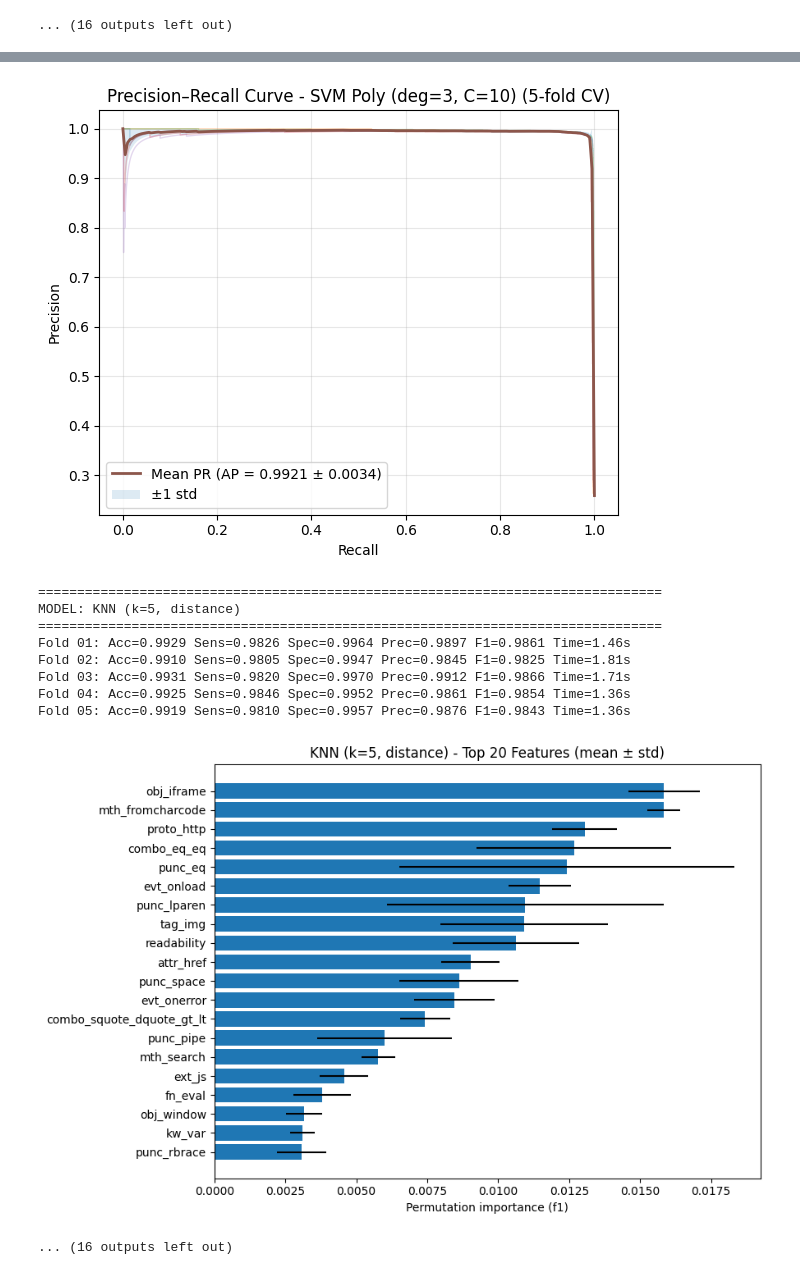
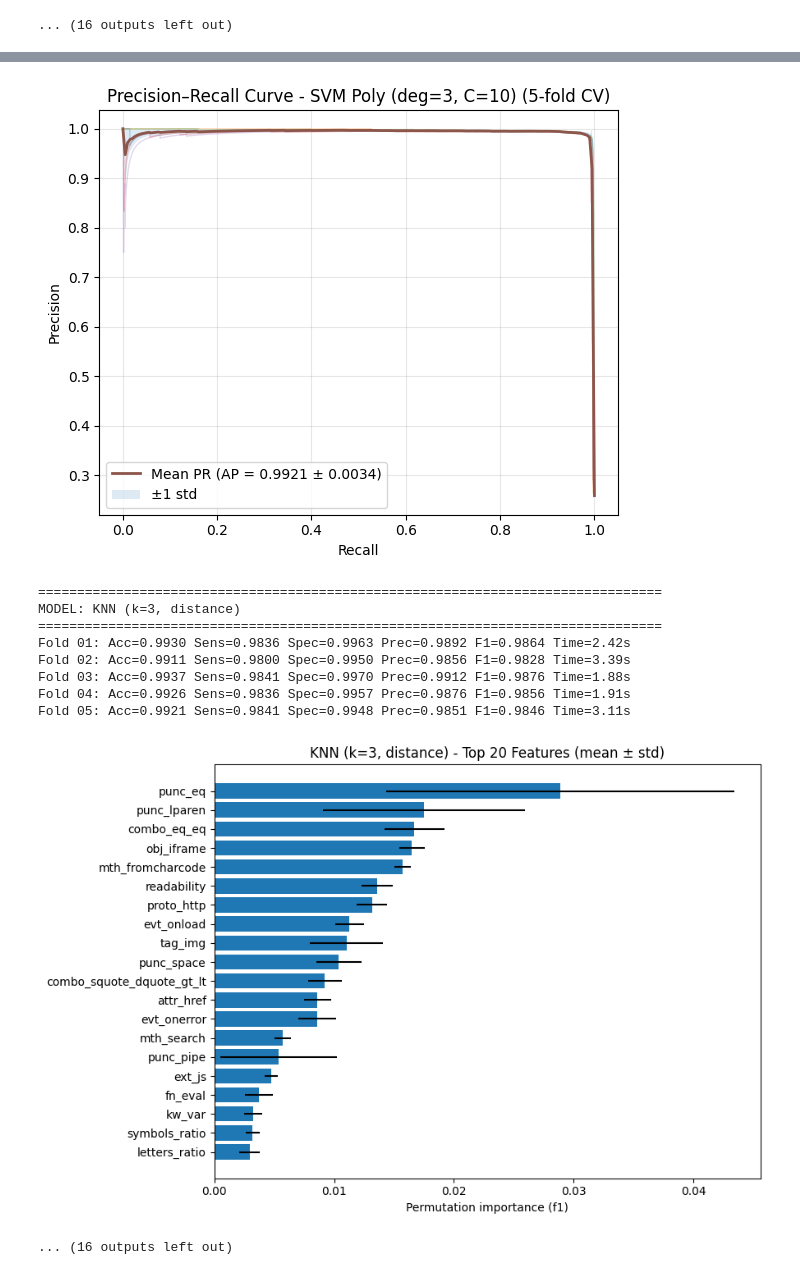
Before and after one commit to Tu4n4nh/HocMayTrongATTT, a Jupyter notebook: extract.ipynb, the cells around one changed output, grey strips where cells are left out. Cells and saved outputs as stored; diff of their text form; code cells hidden in the pictures.

Commit message:
Fix config model in code

```diff
--- a/extract.ipynb
+++ b/extract.ipynb
@@ -1895,10 +1944,10 @@ USE_NATIVE_WHEN_POSSIBLE = True
 # Random Forest
 max_depth = None
 min_samples_split = 2
-n_estimators = 200
+n_estimators = 100
 
 # KNN
-n_neighbors = 5
+n_neighbors = 3
 weights = "distance"
 
 # SVM Poly
@@ -1908,7 +1957,7 @@ gamma = "scale"
 
 # SVM Linear
 
-C_linear = 0.1
+C_linear = 0.01
 
 
 # =======================
@@ -2315,13 +2364,13 @@ TIME Model: 672.31s
 MEAN±STD: Acc=0.9932±0.0009  Sens=0.9893±0.0024  Spec=0.9945±0.0006  Prec=0.9844±0.0017  F1=0.9868±0.0017
 [figure]
 [figure]
 ================================================================================
-MODEL: KNN (k=5, distance)
+MODEL: KNN (k=3, distance)
 ================================================================================
-Fold 01: Acc=0.9929 Sens=0.9826 Spec=0.9964 Prec=0.9897 F1=0.9861 Time=1.46s
-Fold 02: Acc=0.9910 Sens=0.9805 Spec=0.9947 Prec=0.9845 F1=0.9825 Time=1.81s
-Fold 03: Acc=0.9931 Sens=0.9820 Spec=0.9970 Prec=0.9912 F1=0.9866 Time=1.71s
-Fold 04: Acc=0.9925 Sens=0.9846 Spec=0.9952 Prec=0.9861 F1=0.9854 Time=1.36s
-Fold 05: Acc=0.9919 Sens=0.9810 Spec=0.9957 Prec=0.9876 F1=0.9843 Time=1.36s
+Fold 01: Acc=0.9930 Sens=0.9836 Spec=0.9963 Prec=0.9892 F1=0.9864 Time=2.42s
+Fold 02: Acc=0.9911 Sens=0.9800 Spec=0.9950 Prec=0.9856 F1=0.9828 Time=3.39s
+Fold 03: Acc=0.9937 Sens=0.9841 Spec=0.9970 Prec=0.9912 F1=0.9876 Time=1.88s
+Fold 04: Acc=0.9926 Sens=0.9836 Spec=0.9957 Prec=0.9876 F1=0.9856 Time=1.91s
+Fold 05: Acc=0.9921 Sens=0.9841 Spec=0.9948 Prec=0.9851 F1=0.9846 Time=3.11s
-[figure, old version]
+[figure, new version]
 ... (16 outputs left out)
```
Also changed, not shown: parts of 4 cells of this notebook.
